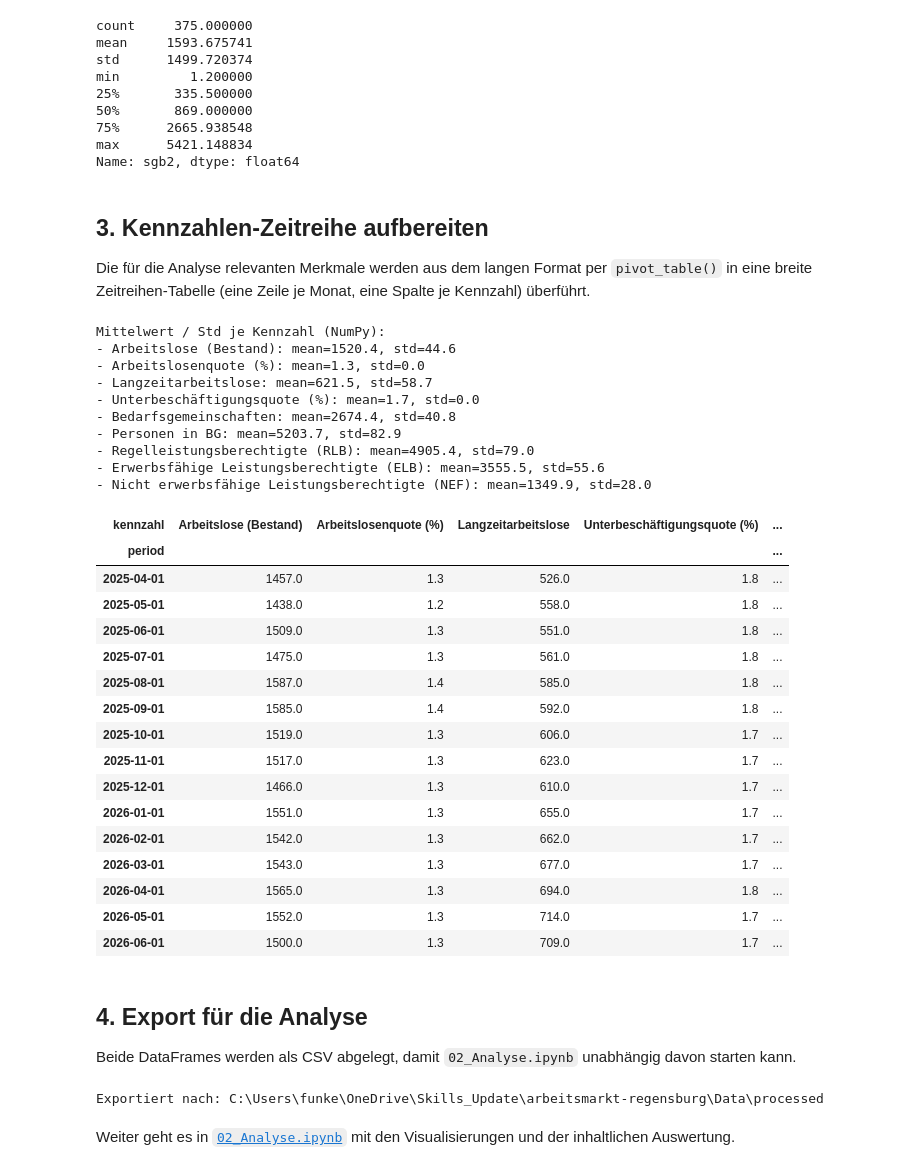
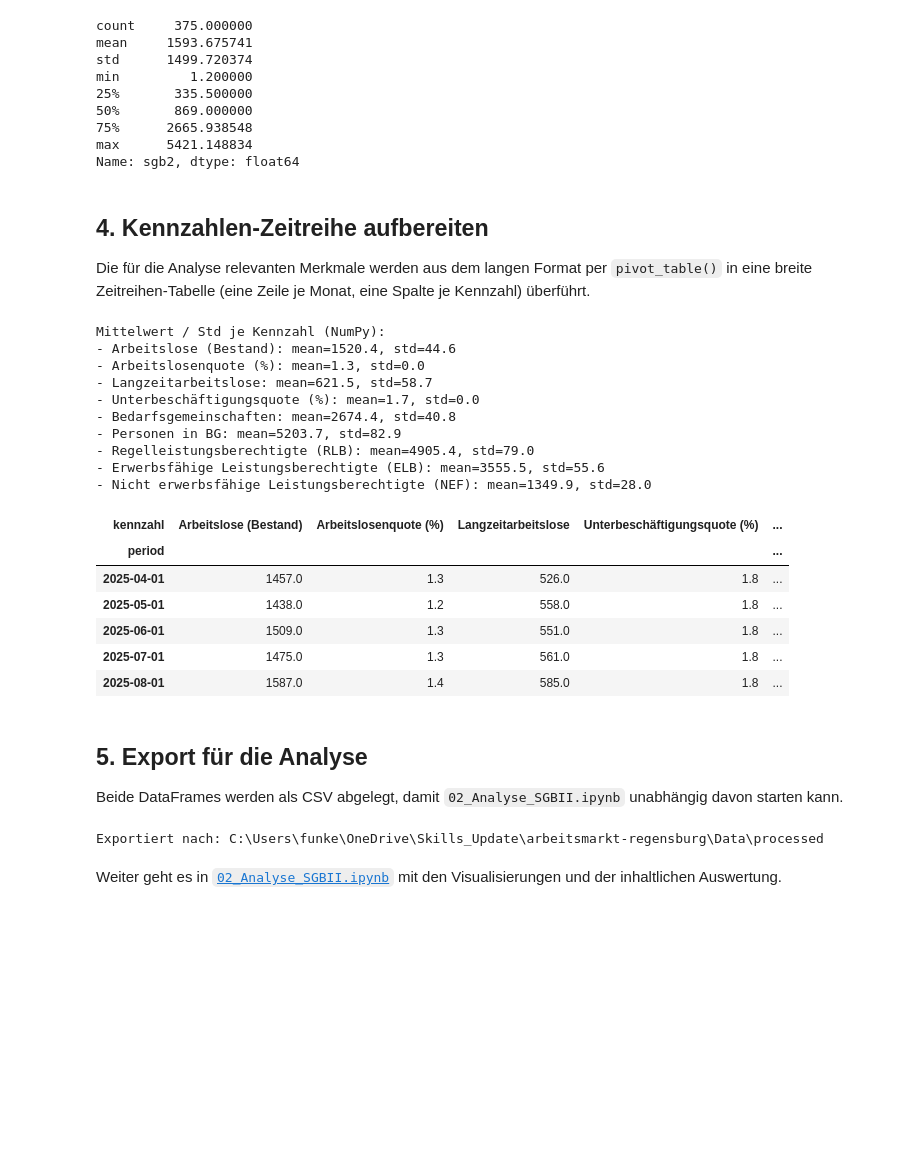
Before and after one commit to eufunk/arbeitsmarkt-regensburg, a Jupyter notebook: Notebooks/01_Exploration.ipynb, the cells around one changed output. Saved outputs shown, nothing was run; the diff lists cells and outputs as text; code cells hidden in the pictures; blank space fills up the shorter version.

```diff
--- a/Notebooks/01_Exploration.ipynb
+++ b/Notebooks/01_Exploration.ipynb
@@ -133,7 +290,7 @@ min         1.200000
 max      5421.148834
 Name: sgb2, dtype: float64
 # %% [markdown]
-## 3. Kennzahlen-Zeitreihe aufbereiten
+## 4. Kennzahlen-Zeitreihe aufbereiten
 
 Die für die Analyse relevanten Merkmale werden aus dem langen Format per `pivot_table()` in eine breite
 Zeitreihen-Tabelle (eine Zeile je Monat, eine Spalte je Kennzahl) überführt.
@@ -153,48 +310,38 @@ kennzahlen_labels = {
 subset = df[df["label"].isin(kennzahlen_labels)].copy()
 subset["kennzahl"] = subset["label"].map(kennzahlen_labels)
 
 kennzahlen = subset.pivot_table(index="period", columns="kennzahl", values="sgb2")
 kennzahlen = kennzahlen[list(kennzahlen_labels.values())]
 kennzahlen.index = kennzahlen.index.to_timestamp()
 
 print("Mittelwert / Std je Kennzahl (NumPy):")
 for spalte in kennzahlen.columns:
     werte = kennzahlen[spalte].to_numpy()
     print(f"- {spalte}: mean={np.mean(werte):.1f}, std={np.std(werte):.1f}")
 
-kennzahlen
+kennzahlen.head()
 # %% [output]
 Mittelwert / Std je Kennzahl (NumPy):
 - Arbeitslose (Bestand): mean=1520.4, std=44.6
 - Arbeitslosenquote (%): mean=1.3, std=0.0
 - Langzeitarbeitslose: mean=621.5, std=58.7
 - Unterbeschäftigungsquote (%): mean=1.7, std=0.0
 - Bedarfsgemeinschaften: mean=2674.4, std=40.8
 - Personen in BG: mean=5203.7, std=82.9
 - Regelleistungsberechtigte (RLB): mean=4905.4, std=79.0
 - Erwerbsfähige Leistungsberechtigte (ELB): mean=3555.5, std=55.6
 - Nicht erwerbsfähige Leistungsberechtigte (NEF): mean=1349.9, std=28.0
 | kennzahl | Arbeitslose (Bestand) | Arbeitslosenquote (%) | Langzeitarbeitslose | Unterbeschäftigungsquote (%) | ... |
 | period |  |  |  |  | ... |
 | 2025-04-01 | 1457.0 | 1.3 | 526.0 | 1.8 | ... |
 | 2025-05-01 | 1438.0 | 1.2 | 558.0 | 1.8 | ... |
 | 2025-06-01 | 1509.0 | 1.3 | 551.0 | 1.8 | ... |
 | 2025-07-01 | 1475.0 | 1.3 | 561.0 | 1.8 | ... |
 | 2025-08-01 | 1587.0 | 1.4 | 585.0 | 1.8 | ... |
-| 2025-09-01 | 1585.0 | 1.4 | 592.0 | 1.8 | ... |
-| 2025-10-01 | 1519.0 | 1.3 | 606.0 | 1.7 | ... |
-| 2025-11-01 | 1517.0 | 1.3 | 623.0 | 1.7 | ... |
-| 2025-12-01 | 1466.0 | 1.3 | 610.0 | 1.7 | ... |
-| 2026-01-01 | 1551.0 | 1.3 | 655.0 | 1.7 | ... |
-| 2026-02-01 | 1542.0 | 1.3 | 662.0 | 1.7 | ... |
-| 2026-03-01 | 1543.0 | 1.3 | 677.0 | 1.7 | ... |
-| 2026-04-01 | 1565.0 | 1.3 | 694.0 | 1.8 | ... |
-| 2026-05-01 | 1552.0 | 1.3 | 714.0 | 1.7 | ... |
-| 2026-06-01 | 1500.0 | 1.3 | 709.0 | 1.7 | ... |
 # %% [markdown]
-## 4. Export für die Analyse
+## 5. Export für die Analyse
 
-Beide DataFrames werden als CSV abgelegt, damit `02_Analyse.ipynb` unabhängig davon starten kann.
+Beide DataFrames werden als CSV abgelegt, damit `02_Analyse_SGBII.ipynb` unabhängig davon starten kann.
 # %%
 df.to_csv(PROCESSED_DIR / "eckwerte_long.csv", index=False)
 kennzahlen.to_csv(PROCESSED_DIR / "kennzahlen_sgb2.csv", index_label="period")
@@ -202,4 +349,4 @@ print("Exportiert nach:", PROCESSED_DIR.resolve())
 # %% [output]
 Exportiert nach: C:\Users\funke\OneDrive\Skills_Update\arbeitsmarkt-regensburg\Data\processed
 # %% [markdown]
-Weiter geht es in [`02_Analyse.ipynb`](02_Analyse.ipynb) mit den Visualisierungen und der inhaltlichen Auswertung.
+Weiter geht es in [`02_Analyse_SGBII.ipynb`](02_Analyse_SGBII.ipynb) mit den Visualisierungen und der inhaltlichen Auswertung.
```
Also changed, not shown: parts of 6 cells of this notebook, 8 other files.
